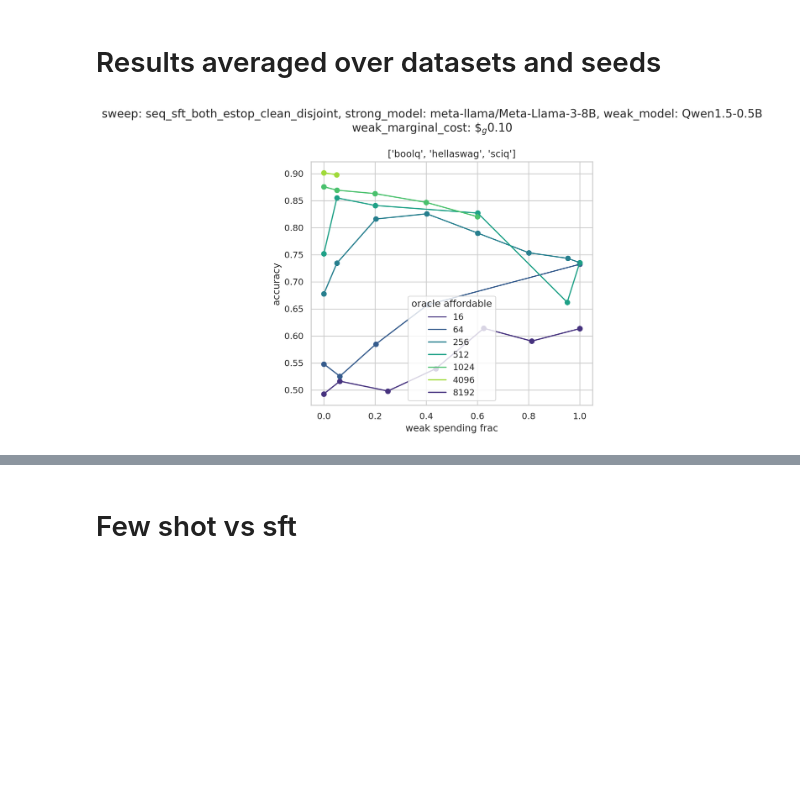
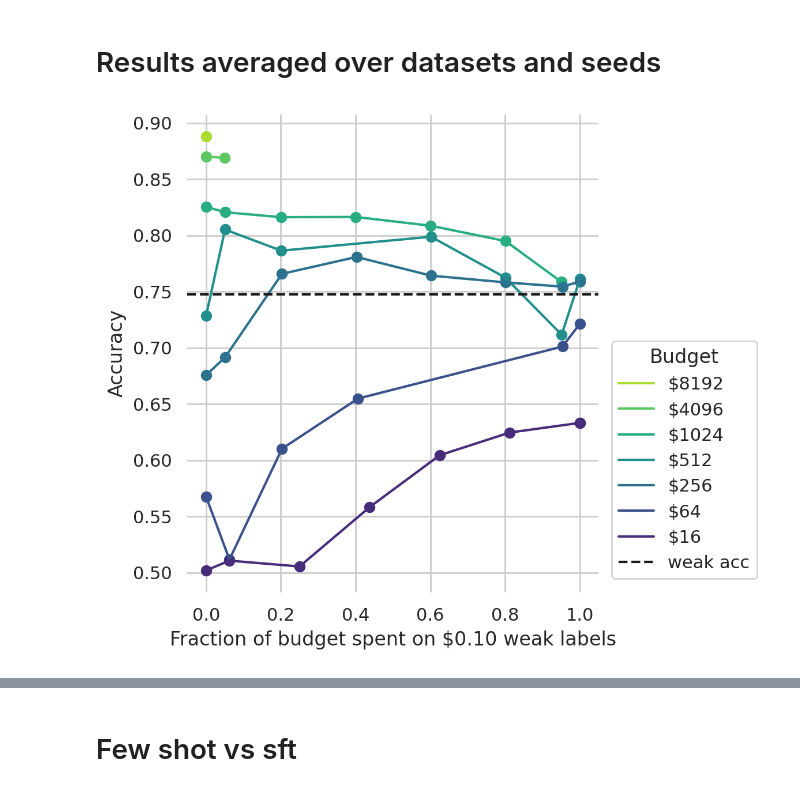
Before and after one commit to EleutherAI/scalable-elicitation, a Jupyter notebook: figures.ipynb, the cells around one changed output, grey strips where cells are left out. Saved outputs shown, nothing was run; the diff lists cells and outputs as text; code cells hidden in the pictures; blank space fills up the shorter version.

```diff
--- a/figures.ipynb
+++ b/figures.ipynb
@@ -86,11 +96,4 @@ def find_result_by_n(results_df, n_weak, n_oracle, run_name, atol=0., rtol=0., v
 # %%
-sweep_names = [
-    "seq_sft_both_estop_clean_disjoint",
-    "seq_sft_both_estop_disjoint_logconf",
-    "seq_sft_both_estop_active_oracle_disjoint",
-    "weak_prompted_oracle_sft_estop",
-    "oracle_prompted_weak_sft_estop"
-]
 base_ds_names = [
     "boolq",
     "hellaswag",
@@ -105,4 +108,4 @@ weak_models = ["Qwen1.5-0.5B", "Qwen1.5-4B"]
 weak_names = [f"{name}_{wm}" for name in base_ds_names for wm in weak_models]
 
 strong_name = "meta-llama/Meta-Llama-3-8B"
-results_df = get_results_df(ds_names=weak_names, sweep_names=sweep_names)
+results_df = get_results_df(ds_names=weak_names, sweep_names=None)
@@ -133,10 +171,11 @@ strong_model = "meta-llama/Meta-Llama-3-8B"
 
 
 sweep_name = "seq_sft_both_estop_disjoint_logconf"
+# sweep_name = "oracle_prompted_weak_sft_estop"
 # sweep_name = "seq_sft_both_estop_active_oracle_disjoint"
 # sweep_name = "seq_sft_both_estop_clean_disjoint"
 weak_spending_fracs = [0.0, 0.05, 0.5, 0.95, 1.0]
-oracle_affordables = [8, 64, 256, 1024, 4096]
+oracle_affordables = [16, 64, 256, 1024, 4096, 8192]
 current_base_ds_names = ["hellaswag", "social_i_qa", "cosmos_qa"]
 
 # sweep_name = "seq_sft_both_estop_clean_disjoint"
@@ -166,7 +205,7 @@ for i, kind in enumerate(kinds):
                 osf = 1 - wsf
                 n_oracle = int(wsf * oracle_affordable)
                 n_weak = int((oracle_affordable - n_oracle) / weak_marginal_cost)
-                acc = find_result_by_n(results_df, n_weak, n_oracle, run_name, rtol=0.05, verbose=False)
+                acc, acc_std, n = find_result_by_n(results_df, n_weak, n_oracle, run_name, rtol=0.05, verbose=False)
                 if acc is not None:
                     accs.append(acc)
                     actual_wsfs.append(1 - (n_oracle / (n_oracle + n_weak * weak_marginal_cost)))
@@ -188,8 +281,8 @@ plt.show()
 # Results averaged over datasets and seeds
 # %%
 sns.set_theme(style="whitegrid")
-sns.set_palette("viridis")
 
+metric = "acc"
 weak_marginal_cost = 1/10
 weak_model = "Qwen1.5-0.5B"
 strong_model = "meta-llama/Meta-Llama-3-8B"
@@ -197,44 +290,63 @@ strong_model = "meta-llama/Meta-Llama-3-8B"
 sweep_name = "seq_sft_both_estop_clean_disjoint"
 weak_spending_fracs = [0.0, 0.05, 0.2, 0.4, 0.6, 0.8, 0.95, 1.0]
 oracle_affordables = [16, 64, 256, 512, 1024, 4096, 8192]
-current_base_ds_names = base_ds_names[:3]  # TODO
+sns.set_palette("viridis_r", n_colors=len(oracle_affordables))
+current_base_ds_names = base_ds_names.copy()
+current_base_ds_names.remove("boolq")
+current_base_ds_names.remove("cola")
+
 
 kind = "{base_name}_" + weak_model
 
-fig, ax = plt.subplots(1, 1, figsize=(6, 6), sharex=True, sharey=True, dpi=200)
+fig, ax = plt.subplots(1, 1, figsize=(6, 5), sharex=True, sharey=True, dpi=200)
 plt.sca(ax)
-# saliences = salience_df.loc[(ds_name, strong_model)]
-# salience_weak, salience_oracle = saliences["salience_weak"], saliences["salience_oracle"]
 
-for oracle_affordable in oracle_affordables:
+for oracle_affordable in oracle_affordables[::-1]:
     accs = []
+    stds = []
     actual_wsfs = []
     for wsf in weak_spending_fracs:
         osf = 1 - wsf
         n_oracle = int(wsf * oracle_affordable)
         n_weak = int((oracle_affordable - n_oracle) / weak_marginal_cost)
         current_accs = []
+        current_stds = []
         for j, base_ds_name in enumerate(current_base_ds_names):
             ds_name = kind.format(base_name=base_ds_name)
             run_name = (ds_name,
                 strong_model,
                 sweep_name)
-            acc = find_result_by_n(results_df, n_weak, n_oracle, run_name, rtol=0.05, verbose=False)
+            acc, std, n = find_result_by_n(results_df, n_weak, n_oracle, run_name, rtol=0.05, verbose=False, metric=metric)
             current_accs.append(acc)
+            current_stds.append(std)
         if any(ca is None for ca in current_accs):
             continue
         accs.append(np.mean(current_accs))
+        stds.append(np.std(current_accs))
         actual_wsfs.append(1 - (n_oracle / (n_oracle + n_weak * weak_marginal_cost)))
 
-    plt.plot(actual_wsfs, accs, label=f"{oracle_affordable}")
+    plt.plot(actual_wsfs, accs, label=f"\\${oracle_affordable}")
     plt.scatter(actual_wsfs, accs)
+    accs, stds = np.array(accs), np.array(stds)
+    lo, hi = accs - stds, accs + stds
+    # plt.fill_between(actual_wsfs, lo, hi, alpha=0.2)
+    # plt.scatter(actual_wsfs[-1:], accs[-1:], s=50, marker="s", zorder=0,)
 
-plt.xlabel("weak spending frac")
-plt.ylabel("accuracy")
-plt.title(current_base_ds_names)
-plt.legend(title="oracle affordable")
-plt.suptitle(f"sweep: {sweep_name}, strong_model: {strong_model}, weak_model: {weak_model}\nweak_marginal_cost: \\$$_g${weak_marginal_cost:.2f}")
+weak_acc = np.mean([weak_accs[f"{base_name}_{weak_model}"] for base_name in current_base_ds_names])
+plt.axhline(weak_acc, color="k", linestyle="--", label=f"weak acc")
+
+# turn off axis lines
+plt.gca().spines['left'].set_color('none')
+plt.gca().spines['bottom'].set_color('none')
+plt.gca().spines['top'].set_color('none')
+plt.gca().spines['right'].set_color('none')
+plt.xlabel(f"Fraction of budget spent on \\${weak_marginal_cost:.2f} weak labels")
+plt.ylabel(metric.replace("calibrated_acc", "Calibrated Accuracy").replace("acc", "Accuracy"))
+# plt.title(current_base_ds_names)
+plt.legend(title="Budget", loc="lower left", bbox_to_anchor=(1.01, 0.01))
+# plt.suptitle(f"sweep: {sweep_name}, strong_model: {strong_model}, weak_model: {weak_model}\nweak_marginal_cost: \\$$_g${weak_marginal_cost:.2f}")
 plt.tight_layout()
+plt.savefig(f"_figures/acc_vs_spending_frac.pdf", bbox_inches="tight")
 plt.show()
 # %% [output]
-[figure, old version]
+[figure, new version]
```
Also changed, not shown: parts of 13 cells of this notebook, 7 other files.
